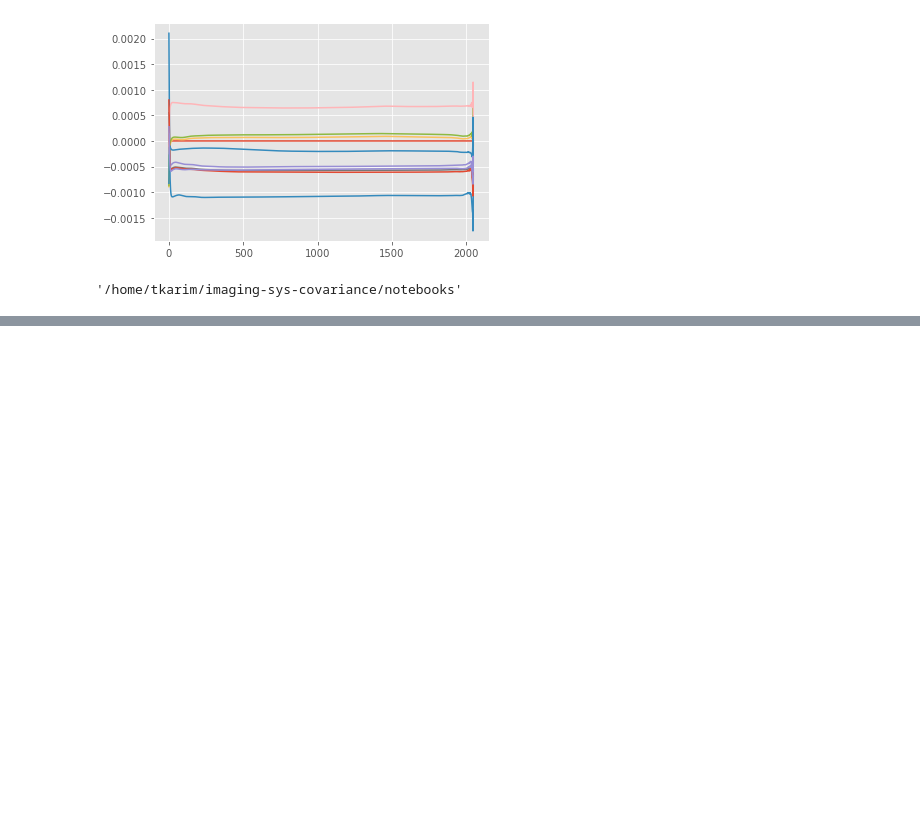
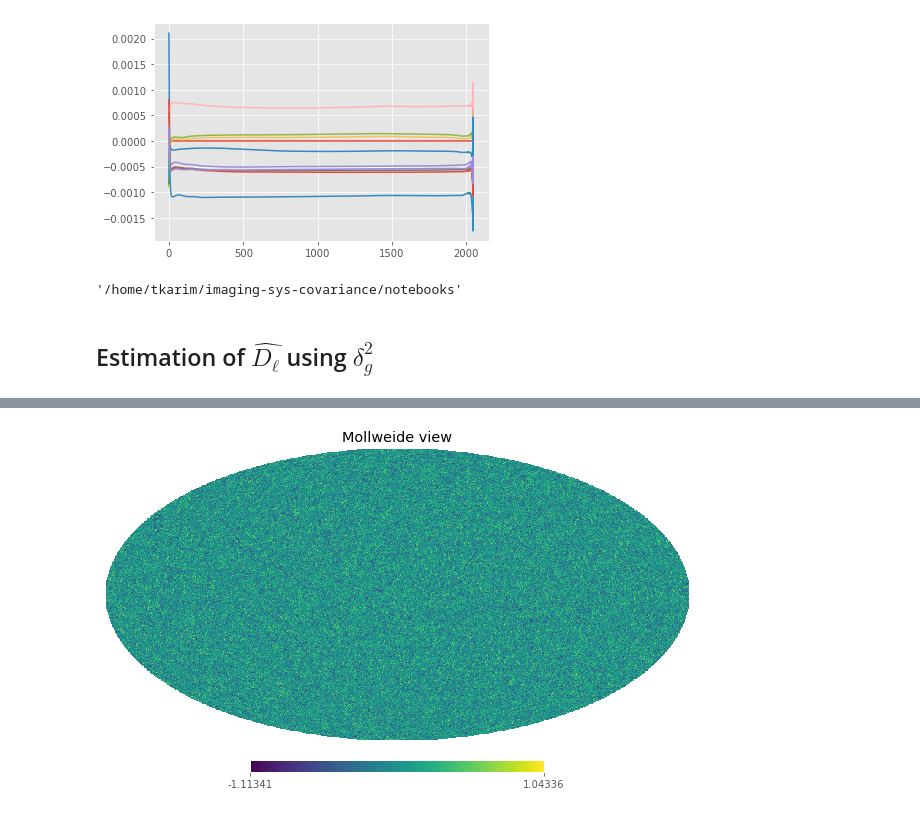
Before and after one commit to tanveerkarim/imaging-sys-covariance, a Jupyter notebook: notebooks/WindowFunctionAnalysis.ipynb, the cells around one changed output, grey strips where cells are left out. Cells and saved outputs as stored; diff of their text form; code cells hidden in the pictures; blank space fills up the shorter version.

```diff
--- a/notebooks/WindowFunctionAnalysis.ipynb
+++ b/notebooks/WindowFunctionAnalysis.ipynb
@@ -786,3 +787,11 @@ np.save('../dat/window_list_ordered.npy', window_list, allow_pickle=False)
 pwd
 # %% [output]
 '/home/tkarim/imaging-sys-covariance/notebooks'
+# %% [markdown]
+## Estimation of $\hat{D_{\ell}}$ using $\delta_{g}^{2}$
+# %%
+#generate delta map from theory
+delta_g = hp.synfast(cls=Cl0, nside=1024, pol=False, pixwin=False, lmax=lmax_cl)
+#delta_g_pxwin = hp.synfast(cls=Cl0, nside=1024, pol=False, pixwin=True)
+hp.mollview(delta_g)
+# %% [output]
@@ -788,0 +804 @@ pwd
+[figure, added]
```
Also changed, not shown: parts of 9 cells of this notebook.
